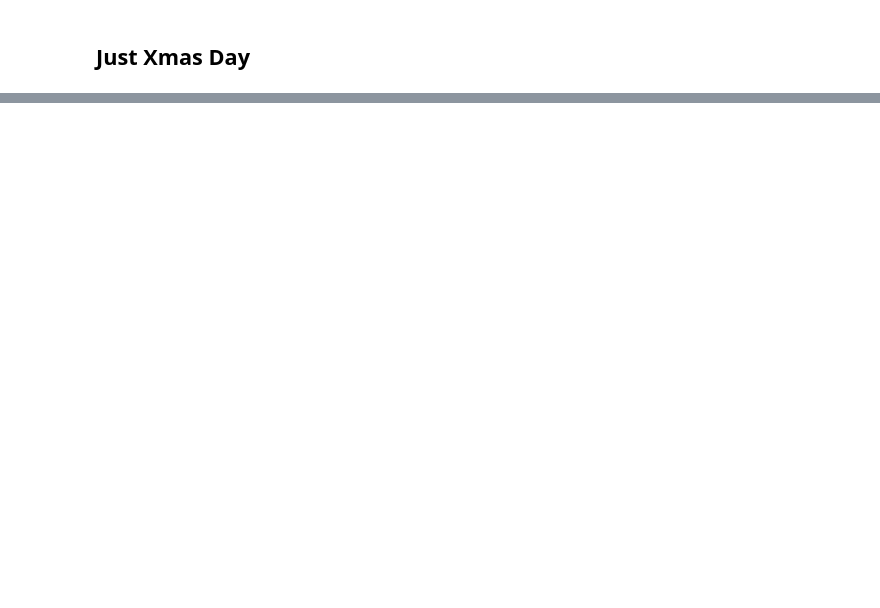
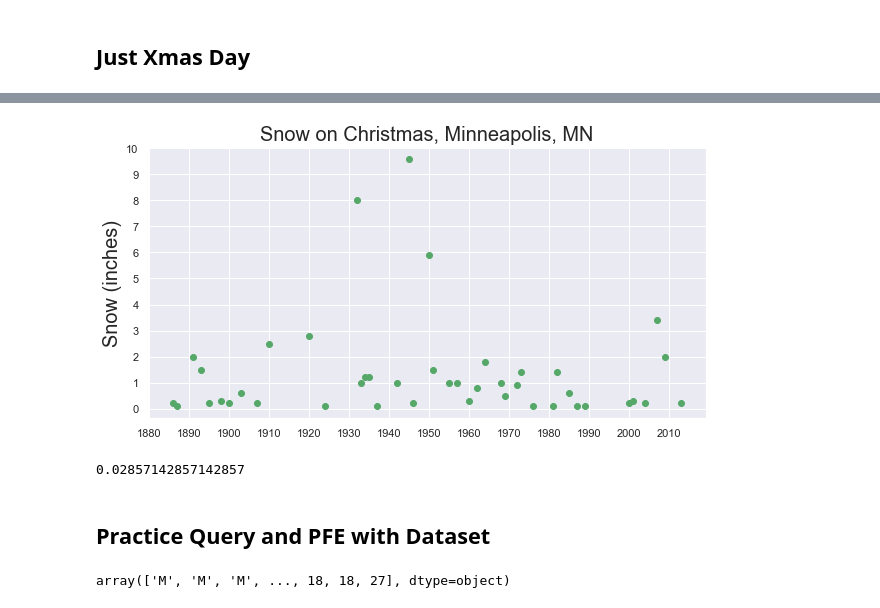
Before and after one commit to searanch/weather_lab, a Jupyter notebook: minneapolis_historical_weather.ipynb, the cells around one changed output, grey strips where cells are left out. Cells and saved outputs as stored; diff of their text form; code cells hidden in the pictures; blank space fills up the shorter version.

```diff
--- a/minneapolis_historical_weather.ipynb
+++ b/minneapolis_historical_weather.ipynb
@@ -23,0 +21,5 @@ combo.describe()
+# %%
+# rename columns
+
+df.columns = [['Date','Max_Temp','Min_Temp','Precip','Snow','Snow_Depth']]
+df
@@ -95,0 +132,28 @@ jan
+# %%
+#matplotlib
+#setfigsize
+plt.figure(figsize = (10, 5))
+# set type of plot
+plt.scatter(x='year', y='Snow (inches)',data=exclude_zero,c='g',)
+plt.yticks(np.arange(0, 11, 1))
+plt.xticks(np.arange(1880, 2019, 10))
+# set grid
+plt.grid(True)
+#set title and y label
+plt.title('Snow on Christmas, Minneapolis, MN', fontsize = 20)
+plt.ylabel('Snow (inches)', fontsize = 20)
+plt.show()
+# %% [output]
+[figure, added]
+# %%
+4/140
+# %% [output]
+0.02857142857142857
+# %% [markdown]
+## Practice Query and PFE with Dataset
+# %%
+#df.query('month'== 1)
+# filter rows with Pandas query
+df.query('month=="1"')['Minimum Temperature degrees (F)'].values
+# %% [output]
+array(['M', 'M', 'M', ..., 18, 18, 27], dtype=object)
```
Also changed, not shown: parts of 24 cells of this notebook, 2 other files.
